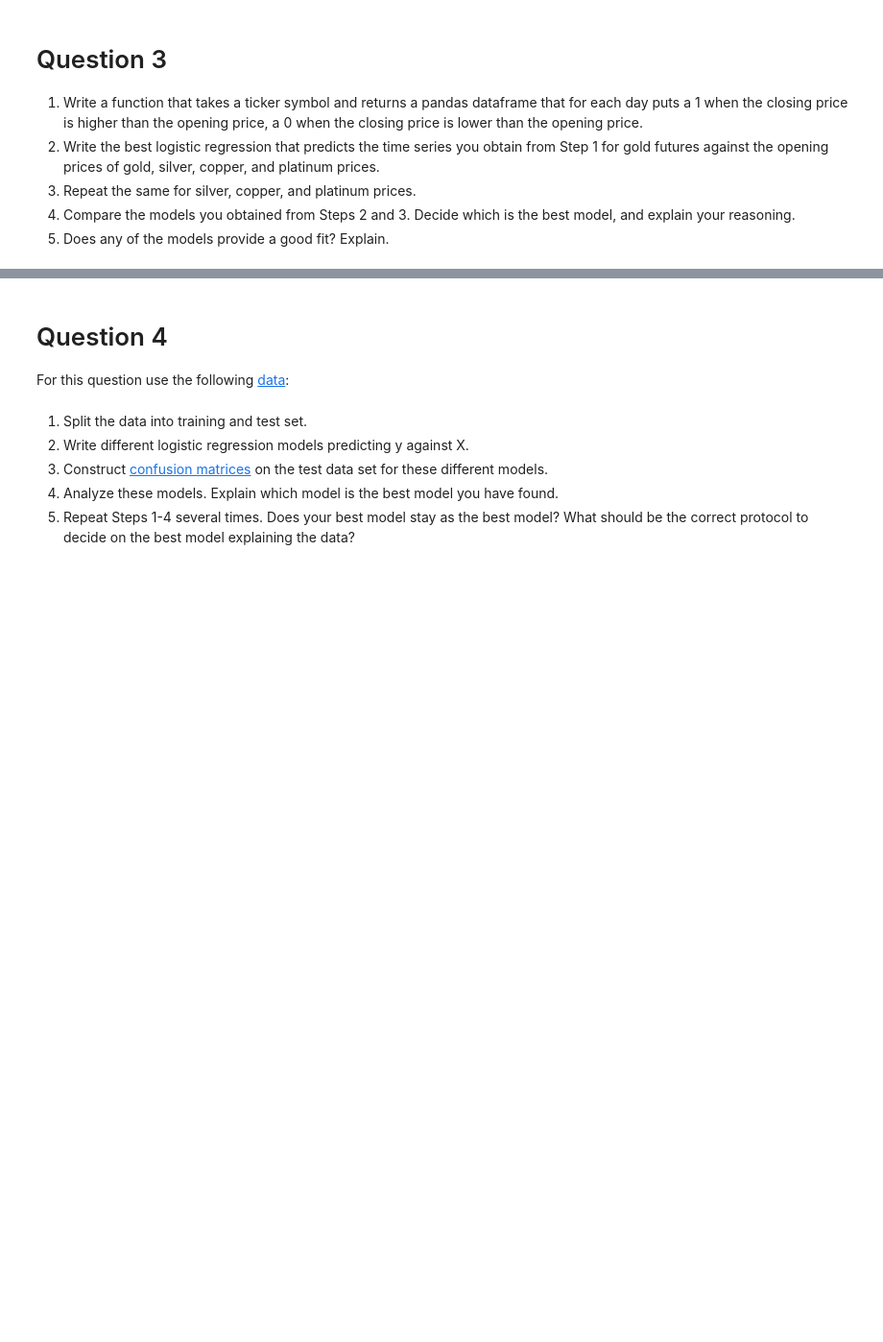
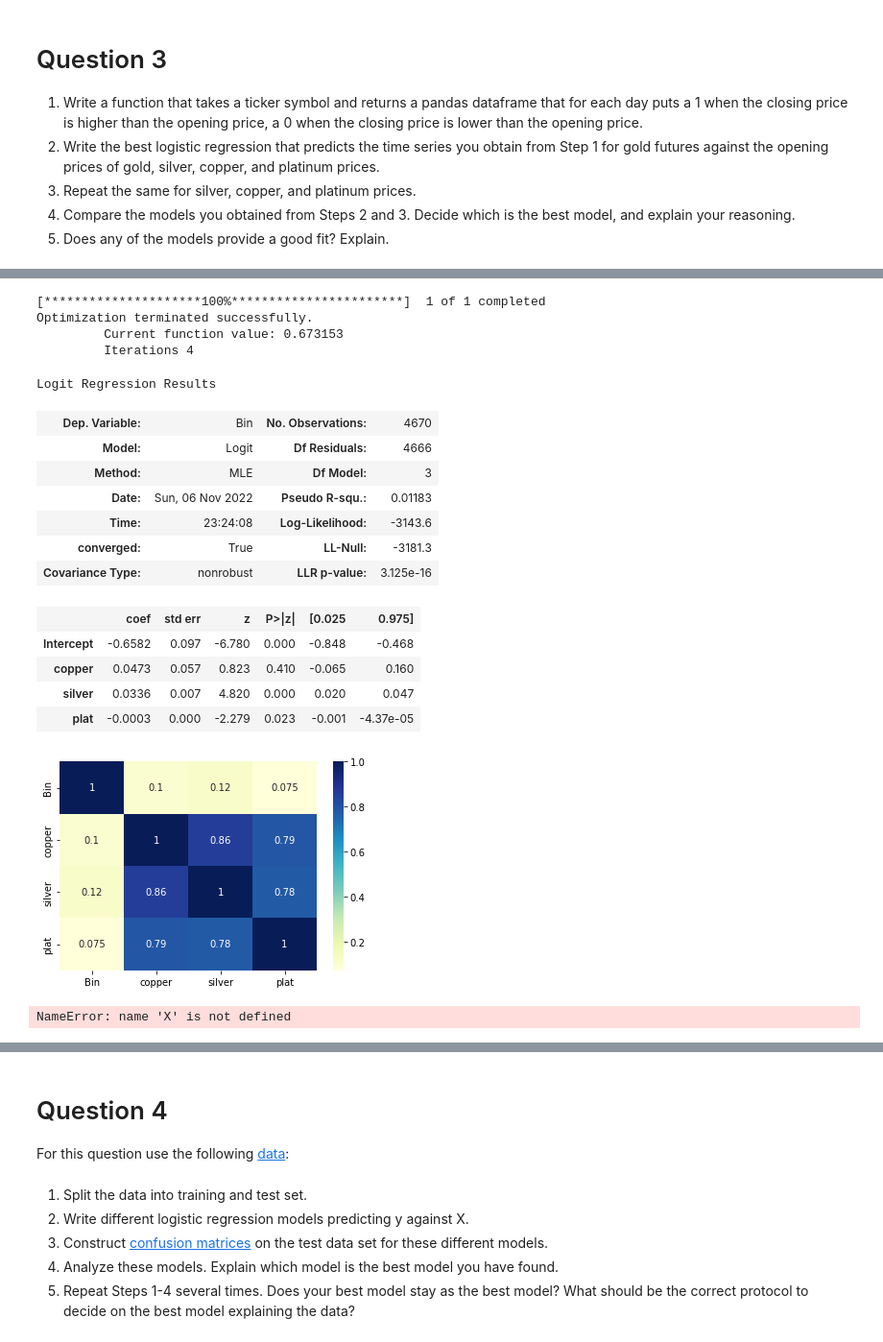
Before and after one commit to emirsglm/MAT388E-Data-Science-HW, a Jupyter notebook: HW2.ipynb, the cells around one changed output, grey strips where cells are left out. Shown at 96% size. Cells and saved outputs as stored; diff of their text form; code cells hidden in the pictures; blank space fills up the shorter version.

```diff
--- a/HW2.ipynb
+++ b/HW2.ipynb
@@ -33,0 +342,10 @@ For this question use Yahoo's Finance API for the following tickers:
+# %%
+f = [copper,plat,gold]
+n = ["copper","plat","gold"]
+
+
+data = data_prep2(silver,"silver",f,n)
+model = mls_model2(data,"silver",n)
+print(model.summary())
+
+sm.stats.anova_lm(model)
@@ -41,0 +388,18 @@ For this question use Yahoo's Finance API for the following tickers:
+# %%
+def logic(tic):
+
+    data = yf.download(tic,  start = "2000-01-01" , end = "2022-01-31")
+
+    col1 = []
+
+
+    for i in range(data["Close"].shape[0]):
+        if data["Close"][i] > data["Open"][i]:
+            col1.append(1)
+        if data["Close"][i] <= data["Open"][i]:
+            col1.append(0)
+
+    out = pd.DataFrame(data={str(tic[:2]): col1})
+    out.index = data.index
+
+    return out
@@ -41,0 +426,46 @@ For this question use Yahoo's Finance API for the following tickers:
+# %%
+gc = logic("GC=F")
+
+
+res = pd.concat([gc,copper[["Open"]],silver[["Open"]],plat[["Open"]]],axis=1)
+res.columns = ['Bin',"copper",'silver','plat']
+res.dropna(inplace=True)
+
+X = res.iloc[:,1:]
+y = res.iloc[:,0]
+
+sns.heatmap(res.corr(), cmap="YlGnBu", annot=True)
+
+model = logit('Bin ~ copper + silver + plat', data=res).fit()
+model.summary()
+# %% [output]
+[*********************100%***********************]  1 of 1 completed
+Optimization terminated successfully.
+         Current function value: 0.673153
+         Iterations 4
+Logit Regression Results
+| Dep. Variable: | Bin | No. Observations: | 4670 |
+| Model: | Logit | Df Residuals: | 4666 |
+| Method: | MLE | Df Model: | 3 |
+| Date: | Sun, 06 Nov 2022 | Pseudo R-squ.: | 0.01183 |
+| Time: | 23:24:08 | Log-Likelihood: | -3143.6 |
+| converged: | True | LL-Null: | -3181.3 |
+| Covariance Type: | nonrobust | LLR p-value: | 3.125e-16 |
+|  | coef | std err | z | P>|z| | [0.025 | 0.975] |
+| Intercept | -0.6582 | 0.097 | -6.780 | 0.000 | -0.848 | -0.468 |
+| copper | 0.0473 | 0.057 | 0.823 | 0.410 | -0.065 | 0.160 |
+| silver | 0.0336 | 0.007 | 4.820 | 0.000 | 0.020 | 0.047 |
+| plat | -0.0003 | 0.000 | -2.279 | 0.023 | -0.001 | -4.37e-05 |
+[figure, added]
+# %%
+normalizer = preprocessing.Normalizer().fit(X)  # fit does nothing
+normalizer.transform(X)
+
+X_train, X_test, y_train, y_test = train_test_split(X,y)
+
+
+model1 = LogisticRegression(max_iter=1500)
+model1.fit(X_train,y_train)
+model1.score(X_test,y_test)
+# %% [output]
+NameError: name 'X' is not defined
```
Also changed, not shown: parts of 33 cells of this notebook.
